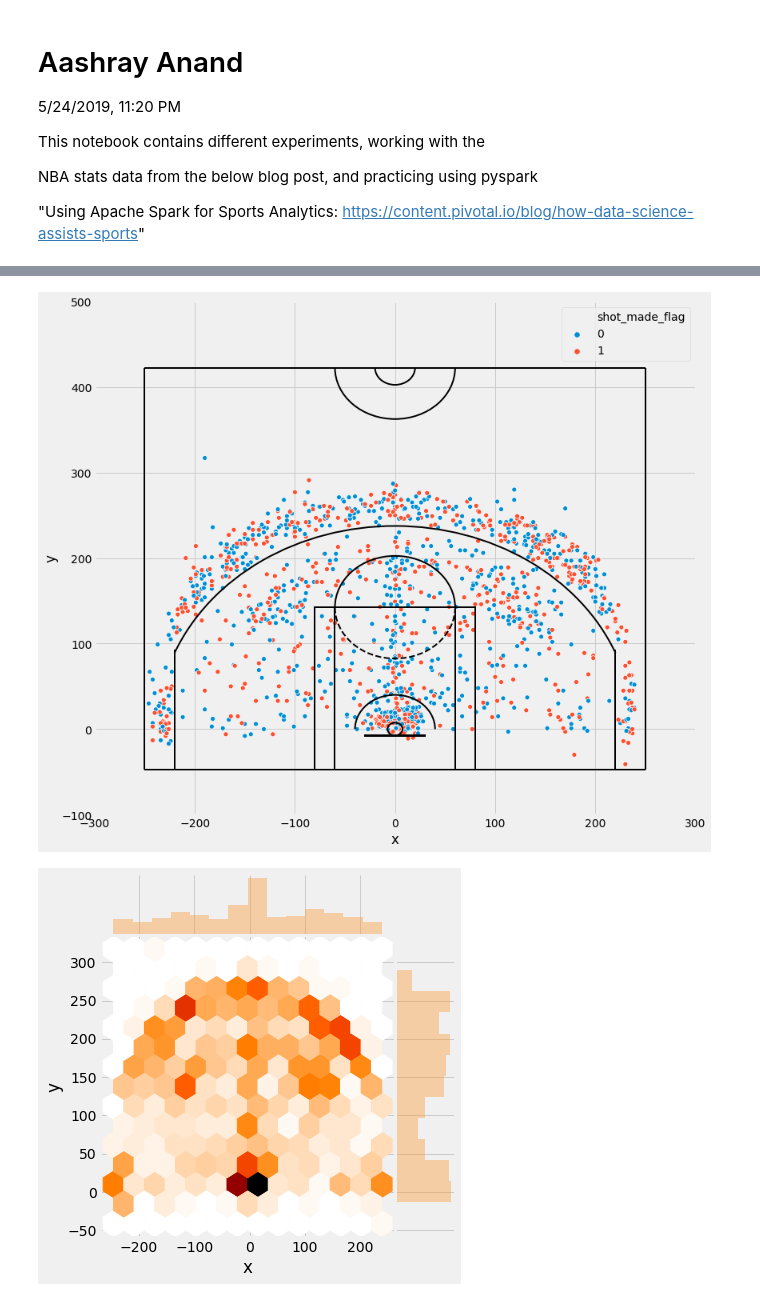
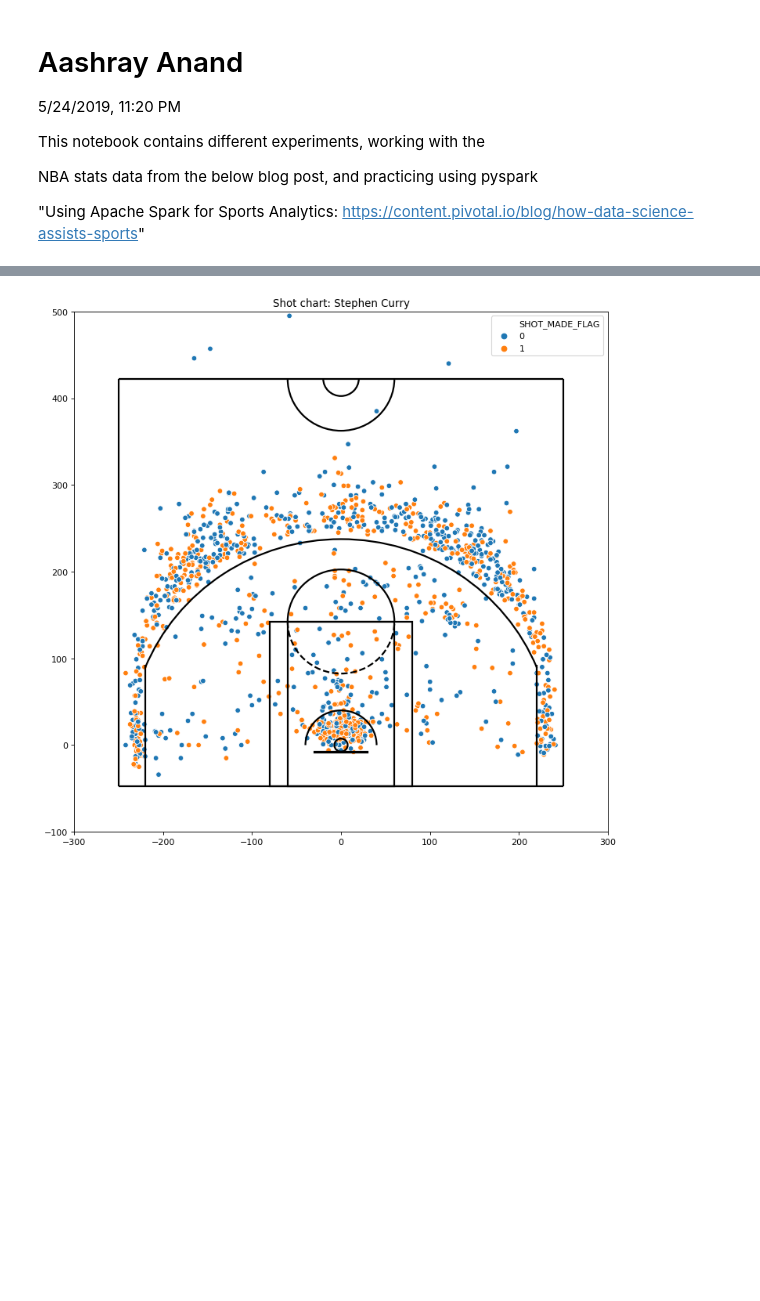
Before and after one commit to oerdal/cse163NBA, a Jupyter notebook: nba_data_experiments.ipynb, the cells around one changed output, grey strips where cells are left out. Drawn from its saved outputs; the diff is of its cells as text; code cells hidden in the pictures; blank space fills up the shorter version.

```diff
--- a/nba_data_experiments.ipynb
+++ b/nba_data_experiments.ipynb
@@ -28 +15,10 @@ Index(['Unnamed: 0', 'yr', 'name', 'team_name', 'game_date', 'season',
+# %%
+shots = pd.read_csv('./shots/current_year_shot_data.csv')
+# %%
+shots.columns
+shots['YEAR'] = shots['GAME_DATE'].astype(str)
+for i, row in shots.iterrows():
+    res = shots.at[i, 'YEAR']
+    shots.at[i, 'YEAR'] = res[0:4]
+shots['YEAR'] = shots['YEAR'].astype(int)
 # %%
@@ -51,5 +25,0 @@ twenty13steph
-# %%
-plt.figure(figsize=(12,11))
-plt.style.use('fivethirtyeight')
-rel_data_steph = twenty13steph[twenty13steph['y'] < 350]
-sns.scatterplot(x="x", y="y", data=rel_data_steph, hue='shot_made_flag')
@@ -154,15 +104,19 @@ def make_court(ax=None, color='black', lw=2, outer_lines=False):
     for e in elem:
         ax.add_patch(e)
     return ax
-# %%
-plt.figure(figsize=(12,11))
-make_court(outer_lines=True)
-plt.xlim(-300,300)
-plt.ylim(-100,500)
-sns.scatterplot(x="x", y="y", data=rel_data_steph, hue='shot_made_flag')
-cmap=plt.cm.gist_heat_r
-sns.jointplot(x="x", y="y", kind="hex", space=0, data=rel_data_steph, color=cmap(0.2), cmap=cmap)
-plt.show()
-# %% [output]
-[figure, removed]
-[figure, removed]
+# %%
+def make_shot_chart(name, ax=None):
+    data = shots[(shots['PLAYER_NAME'] == name)]
+    plt.figure(num=None, figsize=(11, 11), dpi=80, facecolor='w', edgecolor='k')
+    ax = plt.gca() if ax is None else ax
+    make_court(ax=ax, outer_lines=True)
+    sns.scatterplot(x="LOC_X", y="LOC_Y", data=data, hue='SHOT_MADE_FLAG', ax=ax)
+    plt.xlim(-300,300)
+    plt.ylim(-100,500)
+    plt.xlabel("")
+    plt.ylabel("")
+    plt.title("Shot chart: {}".format(name))
+    plt.show()
+make_shot_chart("Stephen Curry")
+# %% [output]
+[figure, added]
```
Also changed, not shown: parts of 14 cells of this notebook, 7 other files.
